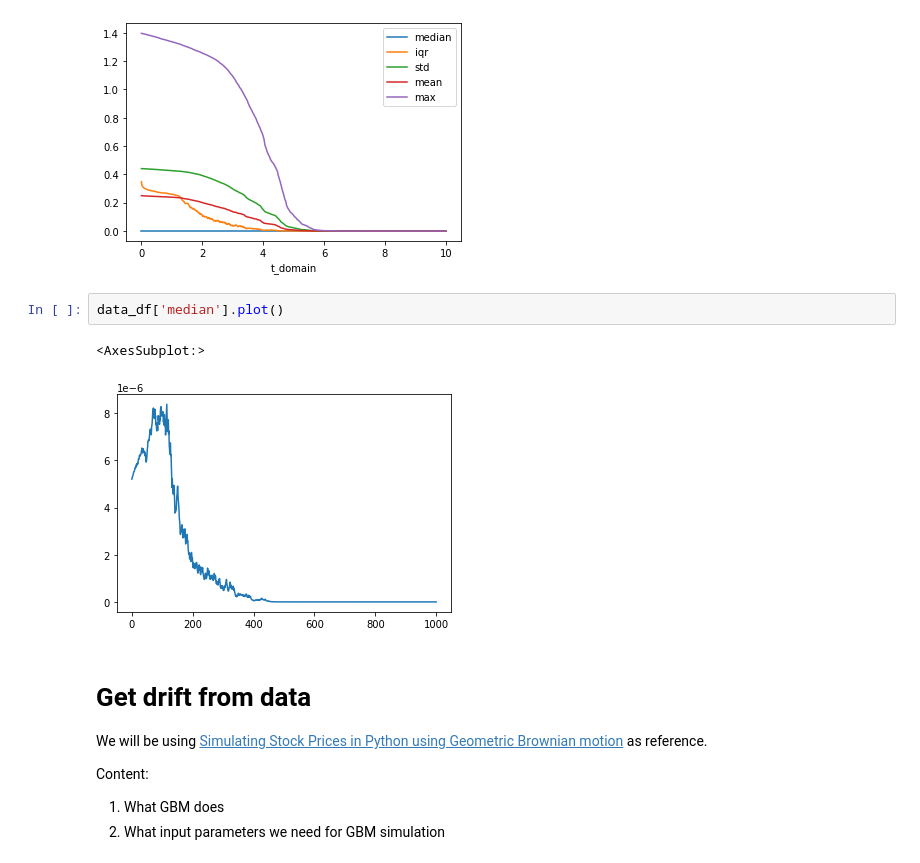
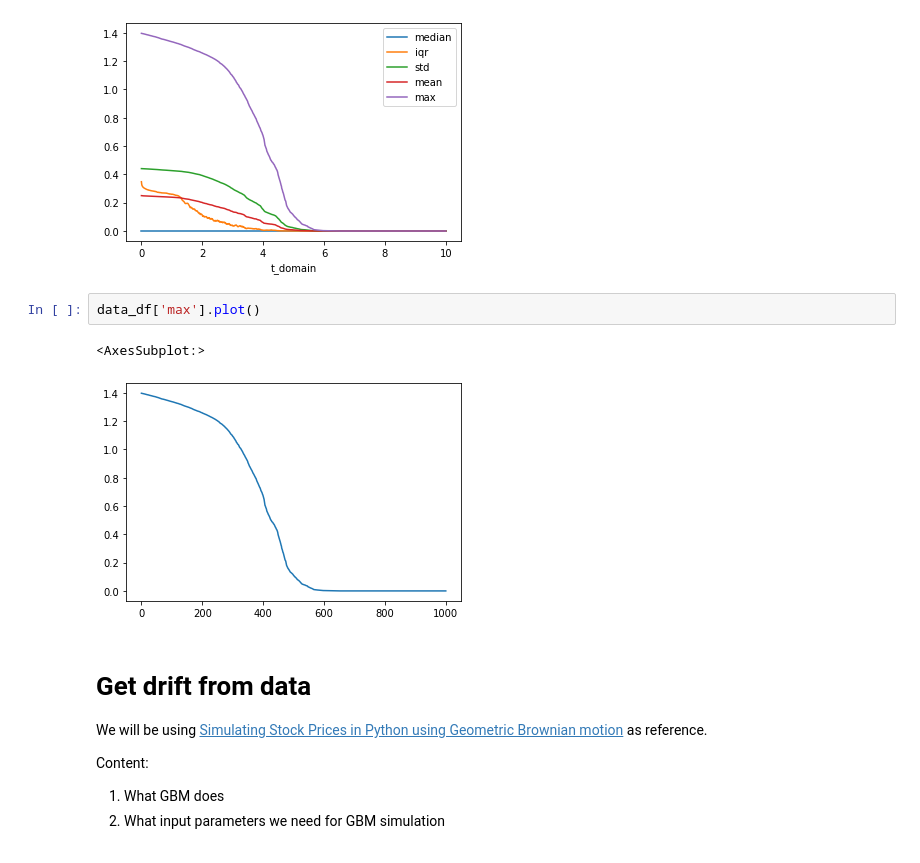
Before and after one commit to OmkarMehta/SSFwithNODE, a Jupyter notebook: pyddm-exploration/pyddm_understanding.ipynb, the cells around one changed output. Drawn from its saved outputs; the diff is of its cells as text.

```diff
--- a/pyddm-exploration/pyddm_understanding.ipynb
+++ b/pyddm-exploration/pyddm_understanding.ipynb
@@ -425,10 +425,10 @@ Noise component NoiseIncreasing:
 <AxesSubplot:xlabel='t_domain'>
 [figure]
 # %%
-data_df['median'].plot()
+data_df['max'].plot()
 # %% [output]
 <AxesSubplot:>
-[figure, old version]
+[figure, new version]
 # %% [markdown]
 # Get drift from data
 
```
Also changed, not shown: parts of 9 cells of this notebook, 15 other files.
